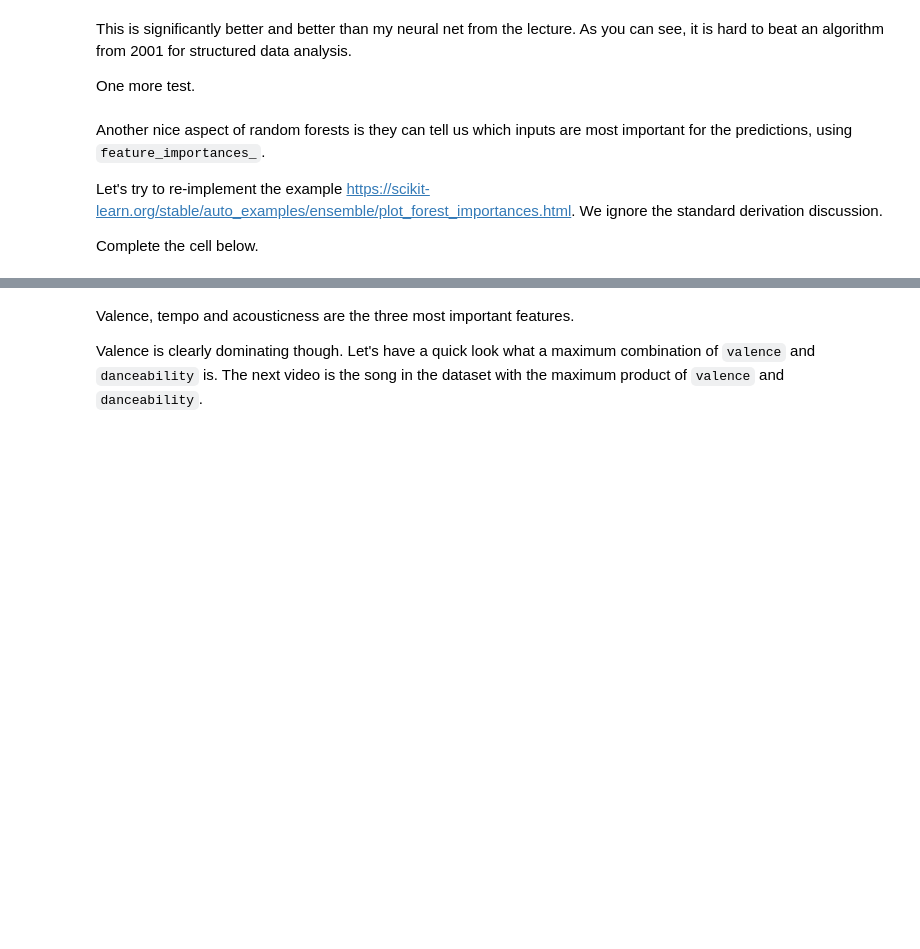
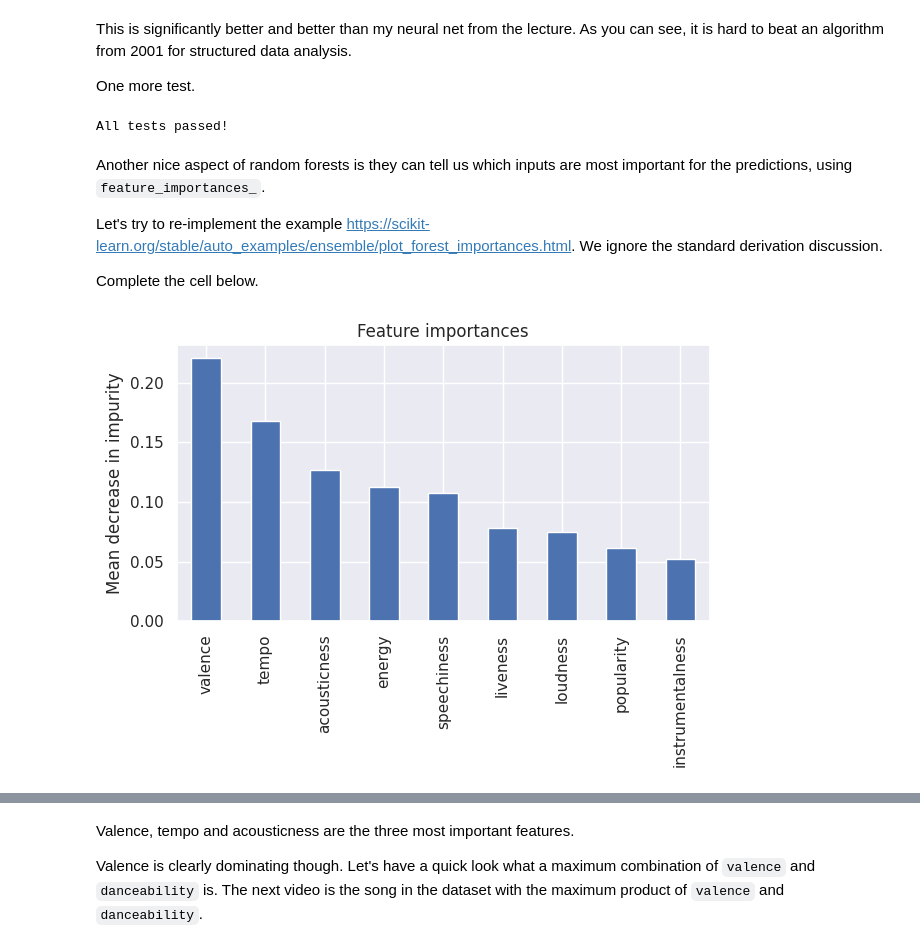
Before and after one commit to onni-Q/python_assignments, a Jupyter notebook: Week3_Workshop.ipynb, the cells around one changed output, grey strips where cells are left out. Drawn from its saved outputs; the diff is of its cells as text; code cells hidden in the pictures; blank space fills up the shorter version.

```diff
--- a/Week3_Workshop.ipynb
+++ b/Week3_Workshop.ipynb
@@ -942,6 +1565,6 @@ Let us create everything in one go with sklearn. Complete the following code by
 #Complete cell
 from sklearn.ensemble import RandomForestClassifier
 
-rf = ___(10, min_samples_leaf=5, random_state=4711)
-rf.fit(___, y_train);
+rf = RandomForestClassifier(10, min_samples_leaf=5, random_state=4711)
+rf.fit(X_train, y_train);
 mean_absolute_error(y_test, rf.predict(X_test))
@@ -958,6 +1594,8 @@ One more test.
 cond_ = pd.Series(rf.feature_importances_, index=train_set.columns[:-1]).sort_values()[-1:].index.values[0]=='valence'
 assert cond_, f'Test failed'
 print('All tests passed!')
+# %% [output]
+All tests passed!
 # %% [markdown]
 Another nice aspect of random forests is they can tell us which inputs are most important for the predictions, using `feature_importances_`.
 
@@ -967,13 +1605,15 @@ Complete the cell below.
 # %%
 #Complete cell
 import pandas as pd
 
 forest_importances = pd.Series(rf.feature_importances_, index=train_set.columns[:-1])
 
 fig, ax = plt.subplots()
-forest_importances.sort_values(ascending=___).plot.bar(ax=ax) #Sorting as well ...
+forest_importances.sort_values(ascending=False).plot.bar(ax=ax) #Sorting as well ...
 ax.set_title("Feature importances")
 ax.set_ylabel("Mean decrease in impurity")
 fig.tight_layout()
+# %% [output]
+[figure, added]
 # %%
 q20.hint()
```
Also changed, not shown: parts of 88 cells of this notebook.
